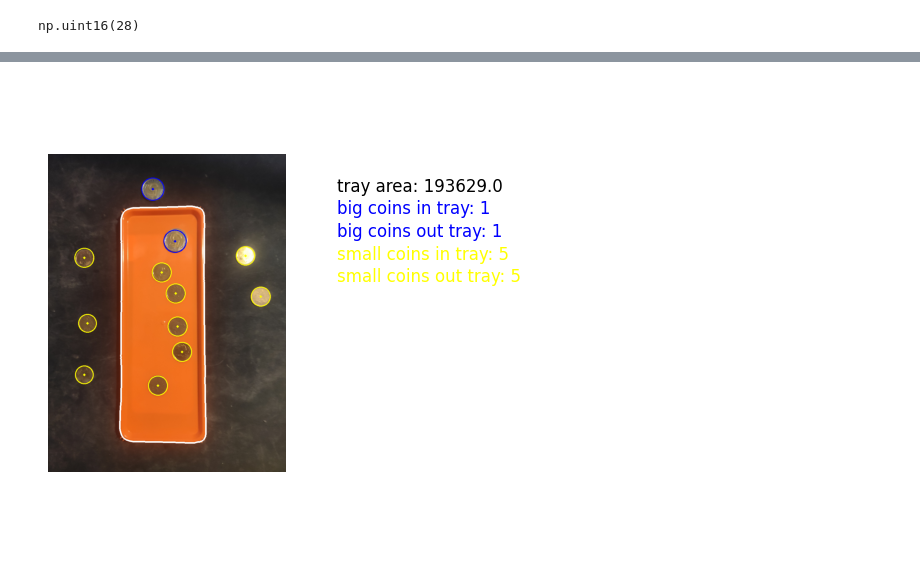
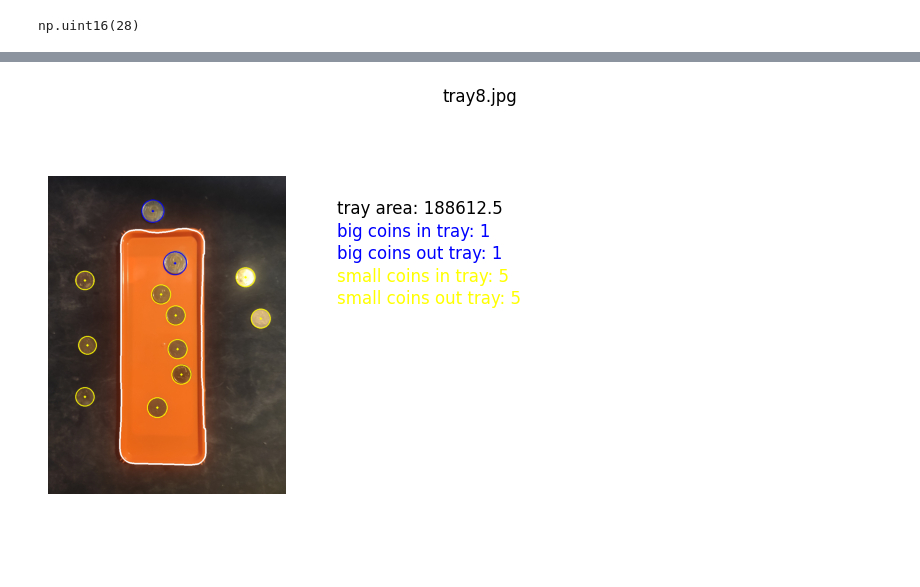
Before and after one commit to sofeeka/coin_detection, a Jupyter notebook: demo.ipynb, the cells around one changed output, grey strips where cells are left out. Cells and saved outputs as stored; diff of their text form; code cells hidden in the pictures.

Commit message:
Fine tuned to work on more images

```diff
--- a/demo.ipynb
+++ b/demo.ipynb
@@ -22,4 +22,5 @@ def print_image(image, color_space="rgb", title=""):
     plt.axis('off')
     plt.show()
 # %%
-img_path = 'tray.jpg'
+# all tray images work, except one small coin in tray4 is considered a big coin
+img_path = 'tray8.jpg'
@@ -154,31 +175,32 @@ print_image(img_circles, color_space='bgr')
 text_lines = [
     f"tray area: {area_max}",
     f"big coins in tray: {big_in}",
     f"big coins out tray: {big_out}",
     f"small coins in tray: {small_in}",
     f"small coins out tray: {small_out}"
 ]
 
 fig, ax = plt.subplots(1, 2, gridspec_kw={'width_ratios': [1, 1.5]})
 ax[0].imshow(cv.cvtColor(img_circles, cv.COLOR_BGR2RGB))
 ax[0].axis('off')
 
 y_pos = 0.8
 line_spacing = 0.05
 
 for line in text_lines:
     if "big coins" in line:
         color = 'blue'
     elif "small coins" in line:
         color = 'yellow'
     else:
         color = 'black'
 
     ax[1].text(0.1, y_pos, line, verticalalignment='top', fontsize=12, color=color)
     y_pos -= line_spacing
 
 ax[1].axis('off')
 plt.tight_layout()
+plt.title(img_path)
 plt.show()
 # %% [output]
-[figure, old version]
+[figure, new version]
```
Also changed, not shown: parts of 16 cells of this notebook, 8 other files.
